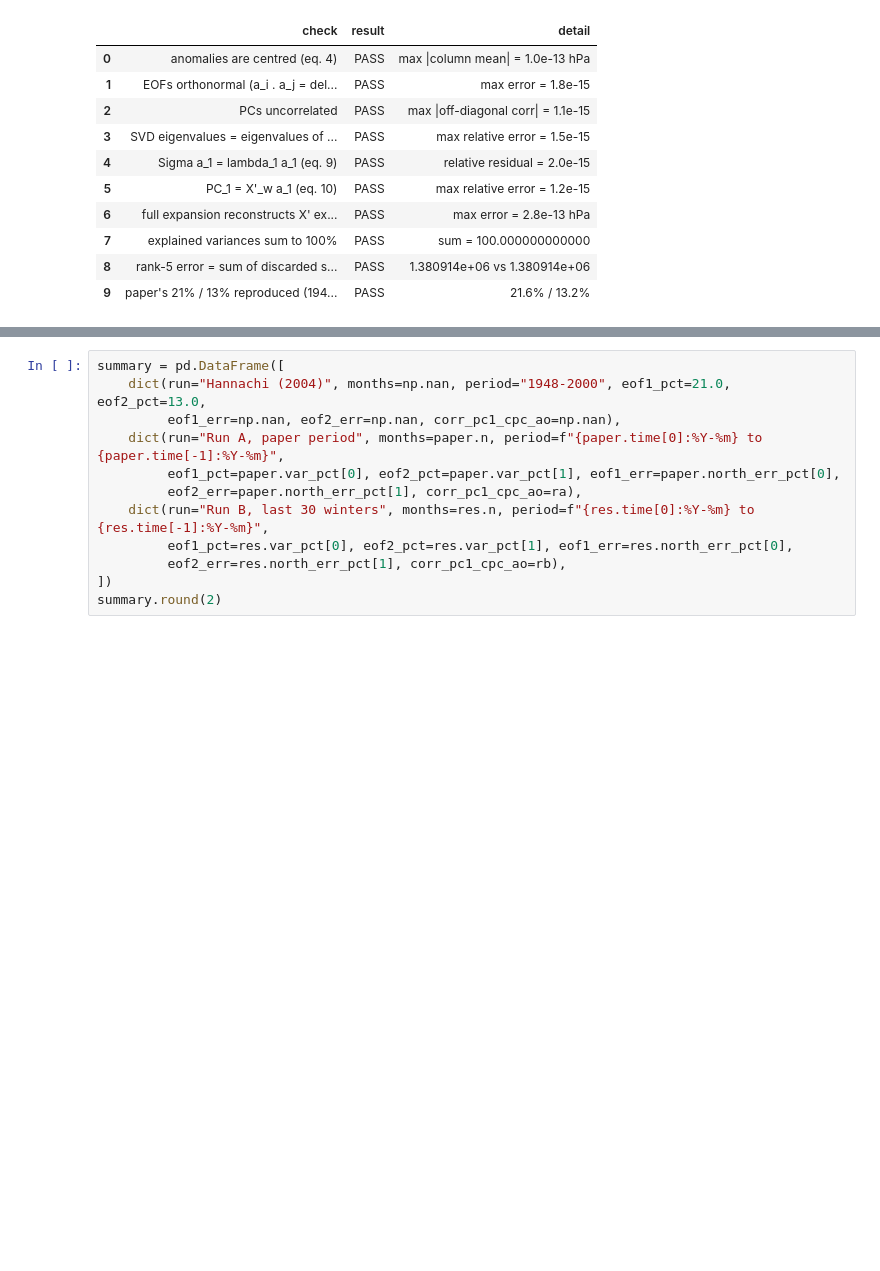
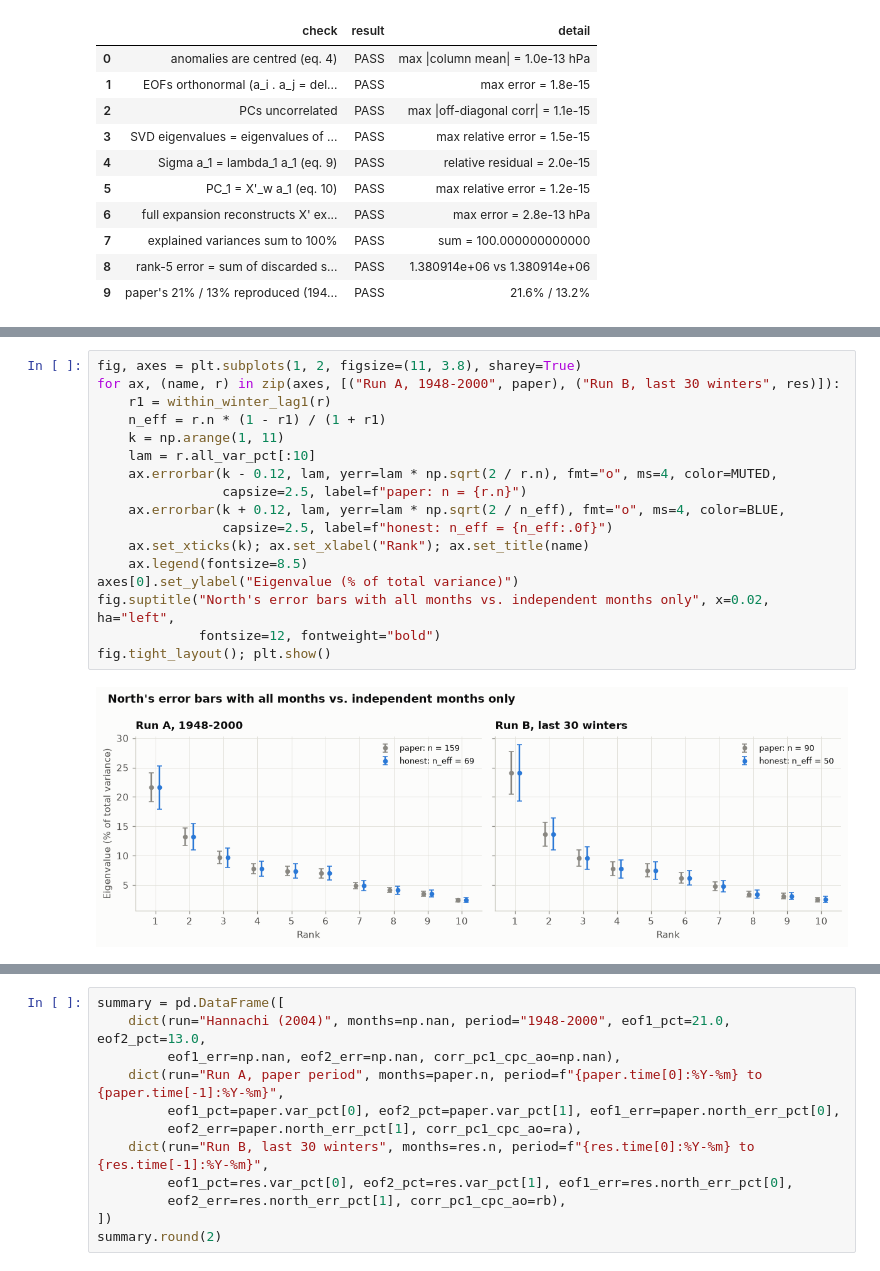
Before and after one commit to KiranKhann/pakistan-winters-eof, a Jupyter notebook: paper_replication.ipynb, the cells around one changed output, grey strips where cells are left out. Saved outputs shown, nothing was run; the diff lists cells and outputs as text; blank space fills up the shorter version.

```diff
--- a/paper_replication.ipynb
+++ b/paper_replication.ipynb
@@ -1090,0 +1153,19 @@ checks
+# %%
+fig, axes = plt.subplots(1, 2, figsize=(11, 3.8), sharey=True)
+for ax, (name, r) in zip(axes, [("Run A, 1948-2000", paper), ("Run B, last 30 winters", res)]):
+    r1 = within_winter_lag1(r)
+    n_eff = r.n * (1 - r1) / (1 + r1)
+    k = np.arange(1, 11)
+    lam = r.all_var_pct[:10]
+    ax.errorbar(k - 0.12, lam, yerr=lam * np.sqrt(2 / r.n), fmt="o", ms=4, color=MUTED,
+                capsize=2.5, label=f"paper: n = {r.n}")
+    ax.errorbar(k + 0.12, lam, yerr=lam * np.sqrt(2 / n_eff), fmt="o", ms=4, color=BLUE,
+                capsize=2.5, label=f"honest: n_eff = {n_eff:.0f}")
+    ax.set_xticks(k); ax.set_xlabel("Rank"); ax.set_title(name)
+    ax.legend(fontsize=8.5)
+axes[0].set_ylabel("Eigenvalue (% of total variance)")
+fig.suptitle("North's error bars with all months vs. independent months only", x=0.02, ha="left",
+             fontsize=12, fontweight="bold")
+fig.tight_layout(); plt.show()
+# %% [output]
+[figure, added]
```
Also changed, not shown: parts of 16 cells of this notebook, 1 other file.
